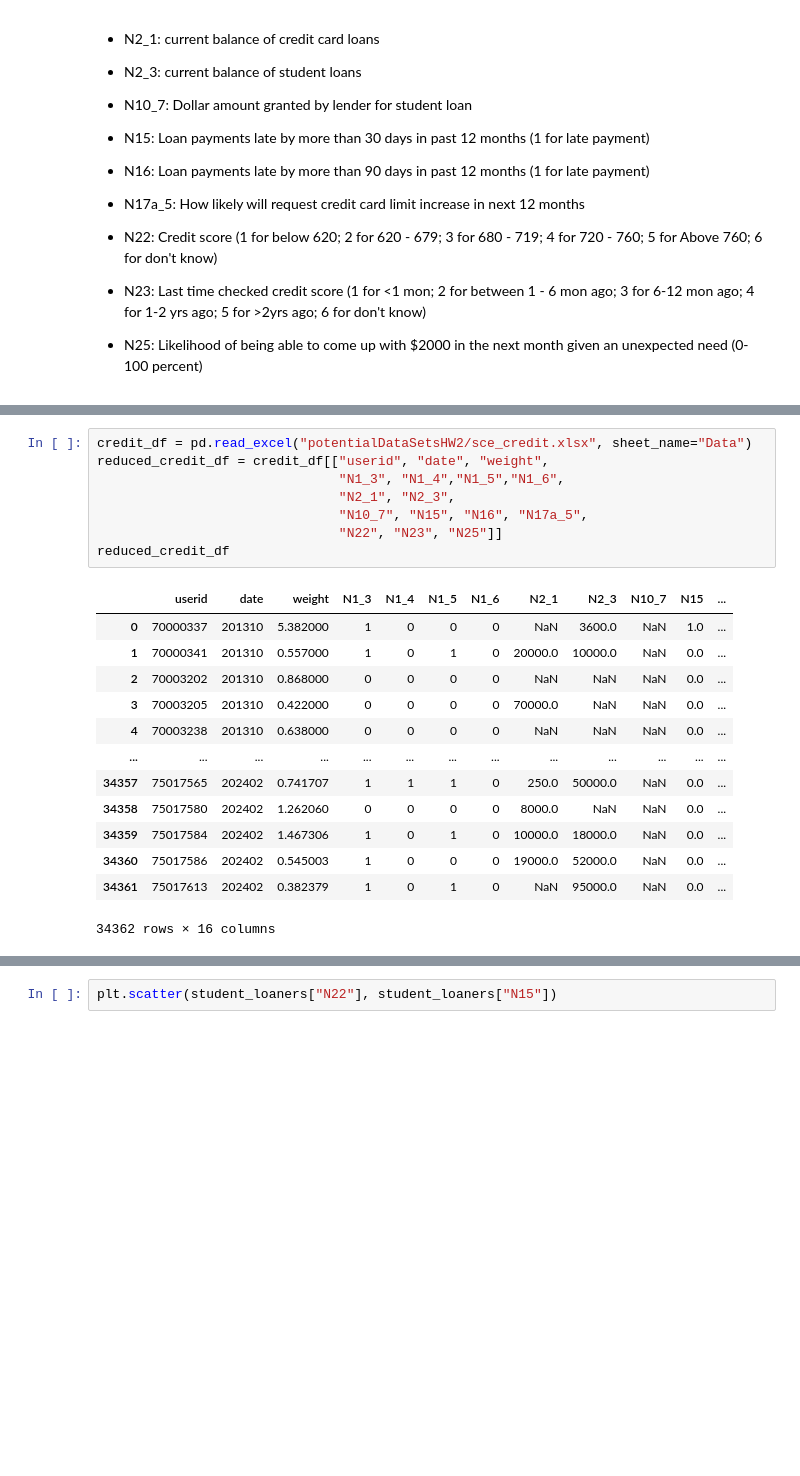
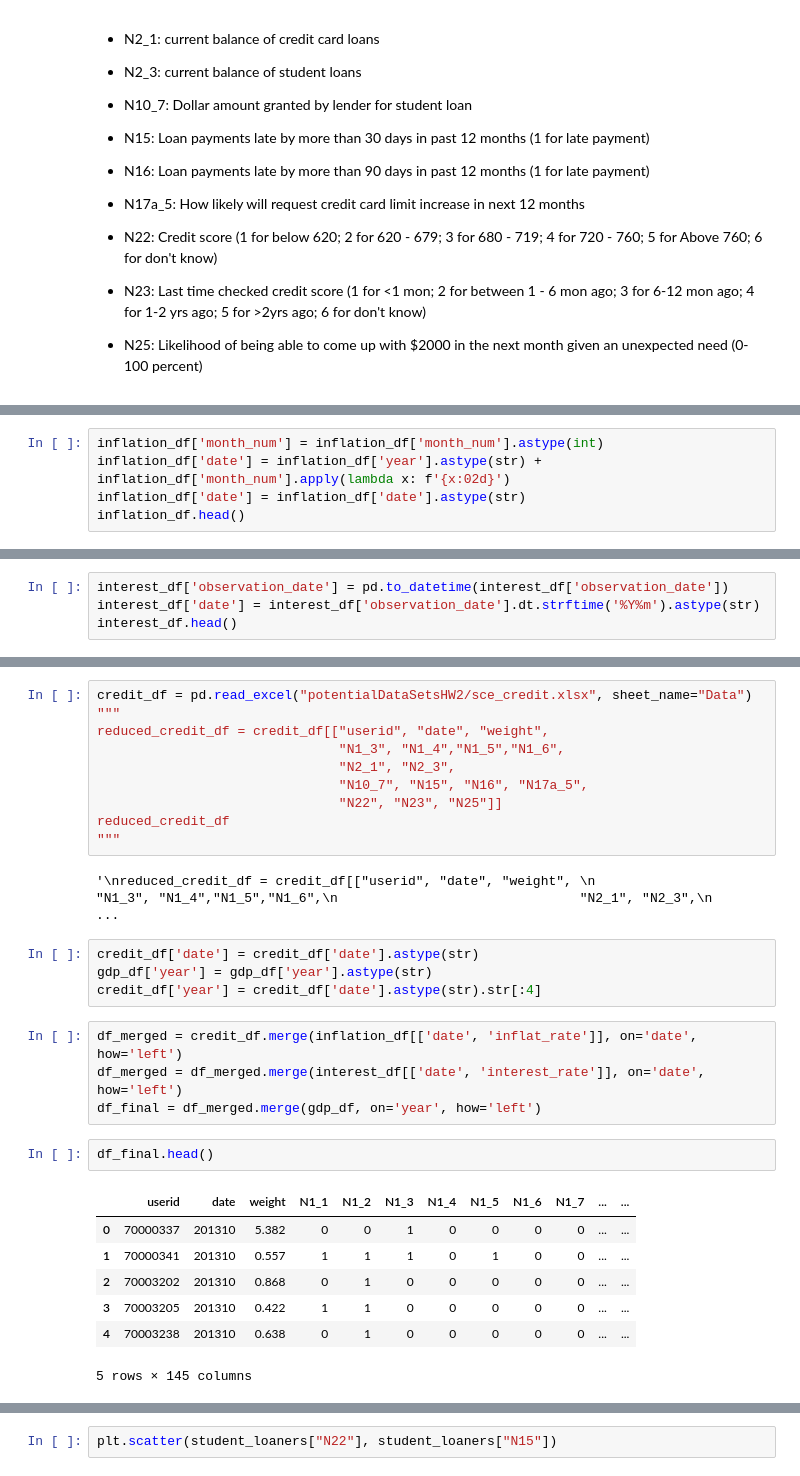
Before and after one commit to yzhao2433/LoanDelinquencyProject, a Jupyter notebook: HW2_datasetExploration.ipynb, the cells around one changed output, grey strips where cells are left out. Cells and saved outputs as stored; diff of their text form; blank space fills up the shorter version.

Commit message:
Merged all dataframes -- final dataframe named as final_df

```diff
--- a/HW2_datasetExploration.ipynb
+++ b/HW2_datasetExploration.ipynb
@@ -49,0 +51,5 @@ inflation_df["yrmon"] = pd.to_datetime(inflation_df["year"].astype(str) + inflat
+# %%
+inflation_df['month_num'] = inflation_df['month_num'].astype(int)
+inflation_df['date'] = inflation_df['year'].astype(str) + inflation_df['month_num'].apply(lambda x: f'{x:02d}')
+inflation_df['date'] = inflation_df['date'].astype(str)
+inflation_df.head()
@@ -49,0 +63,4 @@ inflation_df["yrmon"] = pd.to_datetime(inflation_df["year"].astype(str) + inflat
+# %%
+interest_df['observation_date'] = pd.to_datetime(interest_df['observation_date'])
+interest_df['date'] = interest_df['observation_date'].dt.strftime('%Y%m').astype(str)
+interest_df.head()
@@ -50,24 +74,32 @@ inflation_df["yrmon"] = pd.to_datetime(inflation_df["year"].astype(str) + inflat
 # %%
 credit_df = pd.read_excel("potentialDataSetsHW2/sce_credit.xlsx", sheet_name="Data")
+"""
 reduced_credit_df = credit_df[["userid", "date", "weight",
                                "N1_3", "N1_4","N1_5","N1_6",
                                "N2_1", "N2_3",
                                "N10_7", "N15", "N16", "N17a_5",
                                "N22", "N23", "N25"]]
 reduced_credit_df
+"""
 # %% [output]
-|  | userid | date | weight | N1_3 | N1_4 | N1_5 | N1_6 | N2_1 | N2_3 | N10_7 | N15 | ... |
-| 0 | 70000337 | 201310 | 5.382000 | 1 | 0 | 0 | 0 | NaN | 3600.0 | NaN | 1.0 | ... |
-| 1 | 70000341 | 201310 | 0.557000 | 1 | 0 | 1 | 0 | 20000.0 | 10000.0 | NaN | 0.0 | ... |
-| 2 | 70003202 | 201310 | 0.868000 | 0 | 0 | 0 | 0 | NaN | NaN | NaN | 0.0 | ... |
-| 3 | 70003205 | 201310 | 0.422000 | 0 | 0 | 0 | 0 | 70000.0 | NaN | NaN | 0.0 | ... |
-| 4 | 70003238 | 201310 | 0.638000 | 0 | 0 | 0 | 0 | NaN | NaN | NaN | 0.0 | ... |
-| ... | ... | ... | ... | ... | ... | ... | ... | ... | ... | ... | ... | ... |
-| 34357 | 75017565 | 202402 | 0.741707 | 1 | 1 | 1 | 0 | 250.0 | 50000.0 | NaN | 0.0 | ... |
-| 34358 | 75017580 | 202402 | 1.262060 | 0 | 0 | 0 | 0 | 8000.0 | NaN | NaN | 0.0 | ... |
-| 34359 | 75017584 | 202402 | 1.467306 | 1 | 0 | 1 | 0 | 10000.0 | 18000.0 | NaN | 0.0 | ... |
-| 34360 | 75017586 | 202402 | 0.545003 | 1 | 0 | 0 | 0 | 19000.0 | 52000.0 | NaN | 0.0 | ... |
-| 34361 | 75017613 | 202402 | 0.382379 | 1 | 0 | 1 | 0 | NaN | 95000.0 | NaN | 0.0 | ... |
-34362 rows × 16 columns
+'\nreduced_credit_df = credit_df[["userid", "date", "weight", \n                               "N1_3", "N1_4","N1_5","N1_6",\n                               "N2_1", "N2_3",\n                           ...
+# %%
+credit_df['date'] = credit_df['date'].astype(str)
+gdp_df['year'] = gdp_df['year'].astype(str)
+credit_df['year'] = credit_df['date'].astype(str).str[:4]
+# %%
+df_merged = credit_df.merge(inflation_df[['date', 'inflat_rate']], on='date', how='left')
+df_merged = df_merged.merge(interest_df[['date', 'interest_rate']], on='date', how='left')
+df_final = df_merged.merge(gdp_df, on='year', how='left')
+# %%
+df_final.head()
+# %% [output]
+|  | userid | date | weight | N1_1 | N1_2 | N1_3 | N1_4 | N1_5 | N1_6 | N1_7 | ... | ... |
+| 0 | 70000337 | 201310 | 5.382 | 0 | 0 | 1 | 0 | 0 | 0 | 0 | ... | ... |
+| 1 | 70000341 | 201310 | 0.557 | 1 | 1 | 1 | 0 | 1 | 0 | 0 | ... | ... |
+| 2 | 70003202 | 201310 | 0.868 | 0 | 1 | 0 | 0 | 0 | 0 | 0 | ... | ... |
+| 3 | 70003205 | 201310 | 0.422 | 1 | 1 | 0 | 0 | 0 | 0 | 0 | ... | ... |
+| 4 | 70003238 | 201310 | 0.638 | 0 | 1 | 0 | 0 | 0 | 0 | 0 | ... | ... |
+5 rows × 145 columns
 # %%
 # can also do if you have a loan above a certain amount
```
Also changed, not shown: parts of 18 cells of this notebook, 1 other file.
